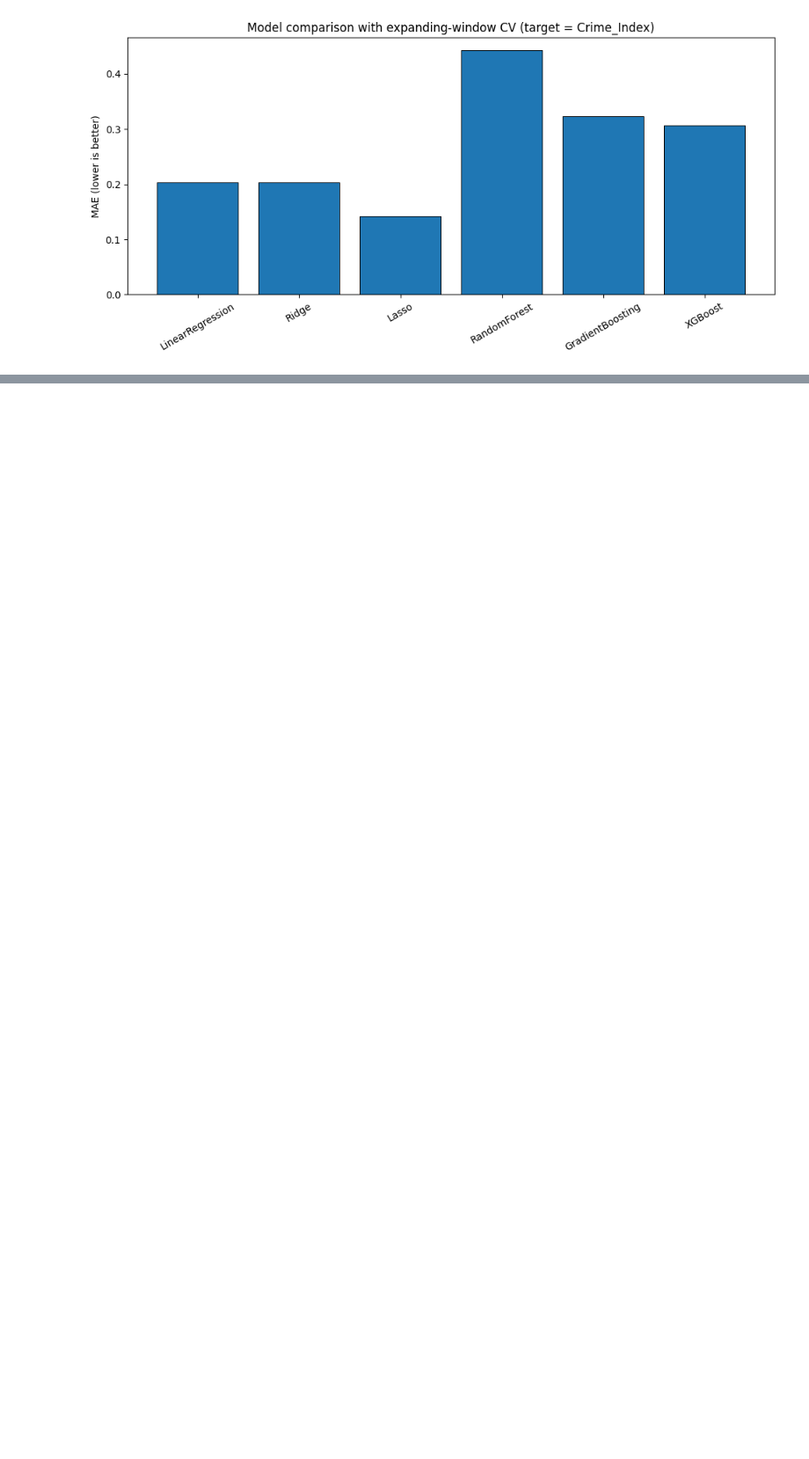
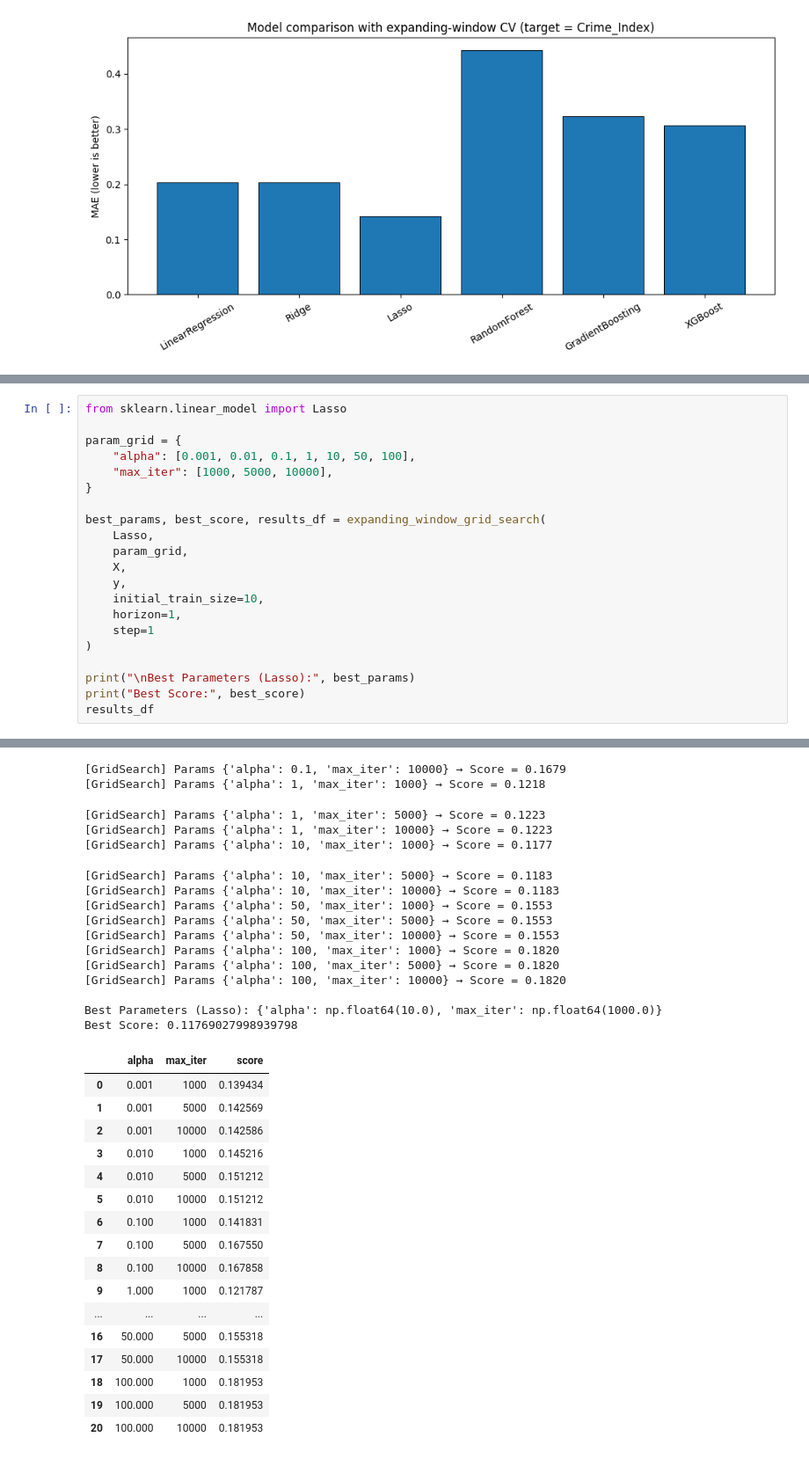
Before and after one commit to Basuru12/Newzealand-Crime-Prediction, a Jupyter notebook: Model Training and Experimenting.ipynb, the cells around one changed output, grey strips where cells are left out. Shown at 88% size. Saved outputs shown, nothing was run; the diff lists cells and outputs as text; blank space fills up the shorter version.

```diff
--- a/Model Training and Experimenting.ipynb
+++ b/Model Training and Experimenting.ipynb
@@ -367,0 +394,22 @@ plt.show()
+# %%
+from sklearn.linear_model import Lasso
+
+param_grid = {
+    "alpha": [0.001, 0.01, 0.1, 1, 10, 50, 100],
+    "max_iter": [1000, 5000, 10000],
+}
+
+best_params, best_score, results_df = expanding_window_grid_search(
+    Lasso,
+    param_grid,
+    X,
+    y,
+    initial_train_size=10,
+    horizon=1,
+    step=1
+)
+
+print("\nBest Parameters (Lasso):", best_params)
+print("Best Score:", best_score)
+results_df
+# %% [output]
@@ -367,0 +424,33 @@ plt.show()
+[GridSearch] Params {'alpha': 0.1, 'max_iter': 10000} → Score = 0.1679
+[GridSearch] Params {'alpha': 1, 'max_iter': 1000} → Score = 0.1218
+[GridSearch] Params {'alpha': 1, 'max_iter': 5000} → Score = 0.1223
+[GridSearch] Params {'alpha': 1, 'max_iter': 10000} → Score = 0.1223
+[GridSearch] Params {'alpha': 10, 'max_iter': 1000} → Score = 0.1177
+[GridSearch] Params {'alpha': 10, 'max_iter': 5000} → Score = 0.1183
+[GridSearch] Params {'alpha': 10, 'max_iter': 10000} → Score = 0.1183
+[GridSearch] Params {'alpha': 50, 'max_iter': 1000} → Score = 0.1553
+[GridSearch] Params {'alpha': 50, 'max_iter': 5000} → Score = 0.1553
+[GridSearch] Params {'alpha': 50, 'max_iter': 10000} → Score = 0.1553
+[GridSearch] Params {'alpha': 100, 'max_iter': 1000} → Score = 0.1820
+[GridSearch] Params {'alpha': 100, 'max_iter': 5000} → Score = 0.1820
+[GridSearch] Params {'alpha': 100, 'max_iter': 10000} → Score = 0.1820
+
+Best Parameters (Lasso): {'alpha': np.float64(10.0), 'max_iter': np.float64(1000.0)}
+Best Score: 0.11769027998939798
+|  | alpha | max_iter | score |
+| 0 | 0.001 | 1000 | 0.139434 |
+| 1 | 0.001 | 5000 | 0.142569 |
+| 2 | 0.001 | 10000 | 0.142586 |
+| 3 | 0.010 | 1000 | 0.145216 |
+| 4 | 0.010 | 5000 | 0.151212 |
+| 5 | 0.010 | 10000 | 0.151212 |
+| 6 | 0.100 | 1000 | 0.141831 |
+| 7 | 0.100 | 5000 | 0.167550 |
+| 8 | 0.100 | 10000 | 0.167858 |
+| 9 | 1.000 | 1000 | 0.121787 |
+| ... | ... | ... | ... |
+| 16 | 50.000 | 5000 | 0.155318 |
+| 17 | 50.000 | 10000 | 0.155318 |
+| 18 | 100.000 | 1000 | 0.181953 |
+| 19 | 100.000 | 5000 | 0.181953 |
+| 20 | 100.000 | 10000 | 0.181953 |
```
Also changed, not shown: parts of 4 cells of this notebook, 2 other files.
